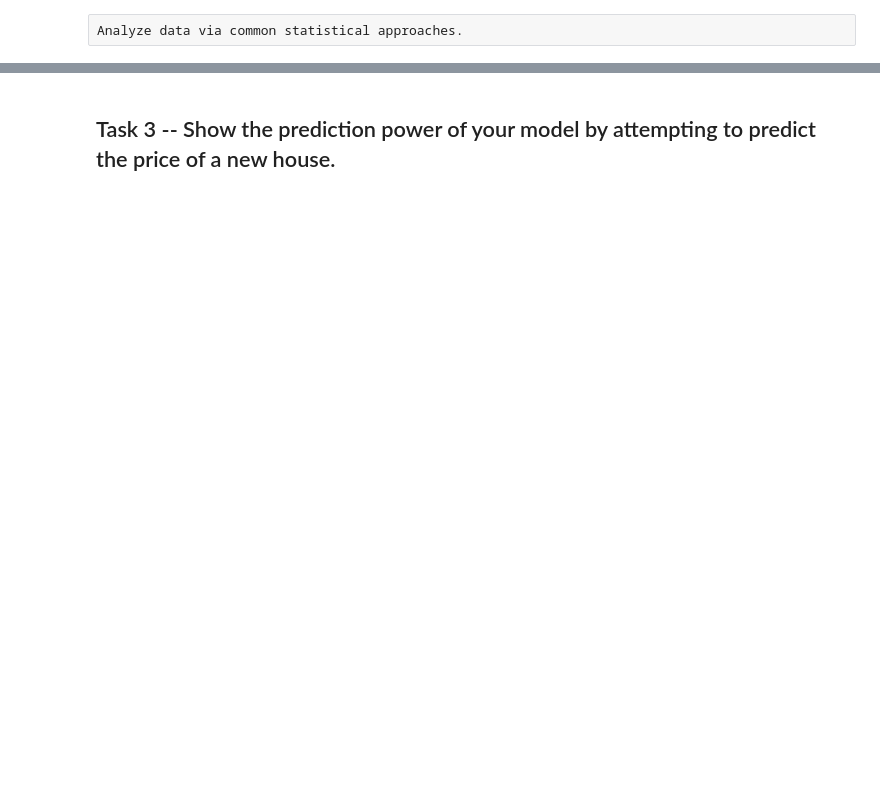
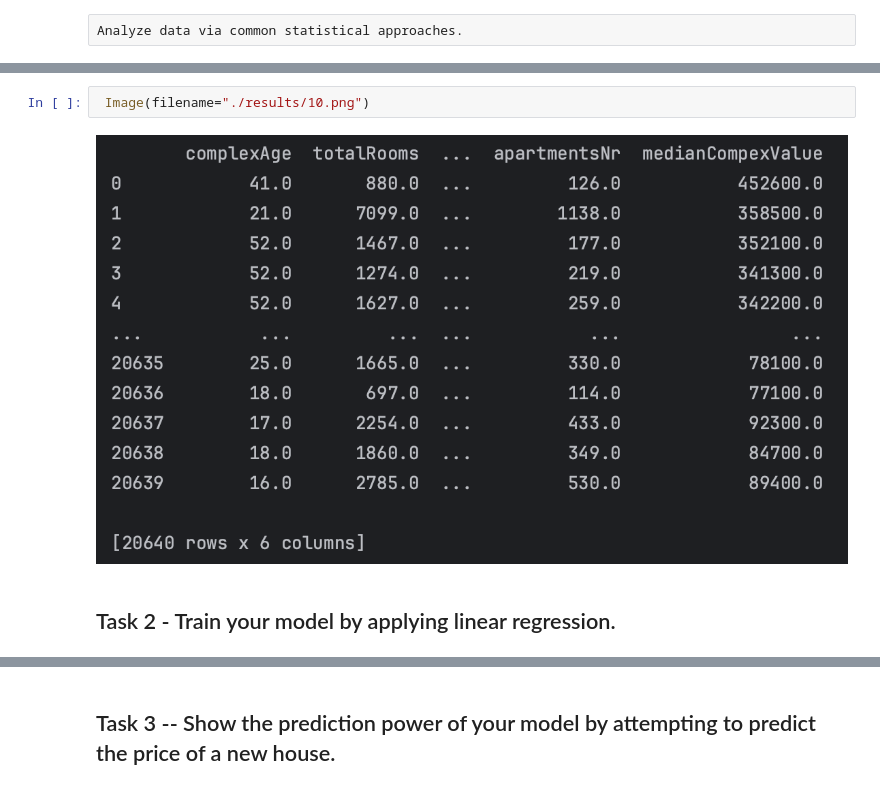
Before and after one commit to vastafi/AI_Labs, a Jupyter notebook: 4.LinearRegression/L4_Astafi_Valentina.ipynb, the cells around one changed output, grey strips where cells are left out. Saved outputs shown, nothing was run; the diff lists cells and outputs as text; blank space fills up the shorter version.

```diff
--- a/4.LinearRegression/L4_Astafi_Valentina.ipynb
+++ b/4.LinearRegression/L4_Astafi_Valentina.ipynb
@@ -86,0 +140,6 @@ Image(filename="./results/6.png")
+# %%
+ Image(filename="./results/10.png")
+# %% [output]
+[figure, added]
+# %% [markdown]
+## Task 2 - Train your model by applying linear regression.
```
Also changed, not shown: parts of 40 cells of this notebook, 22 other files.
